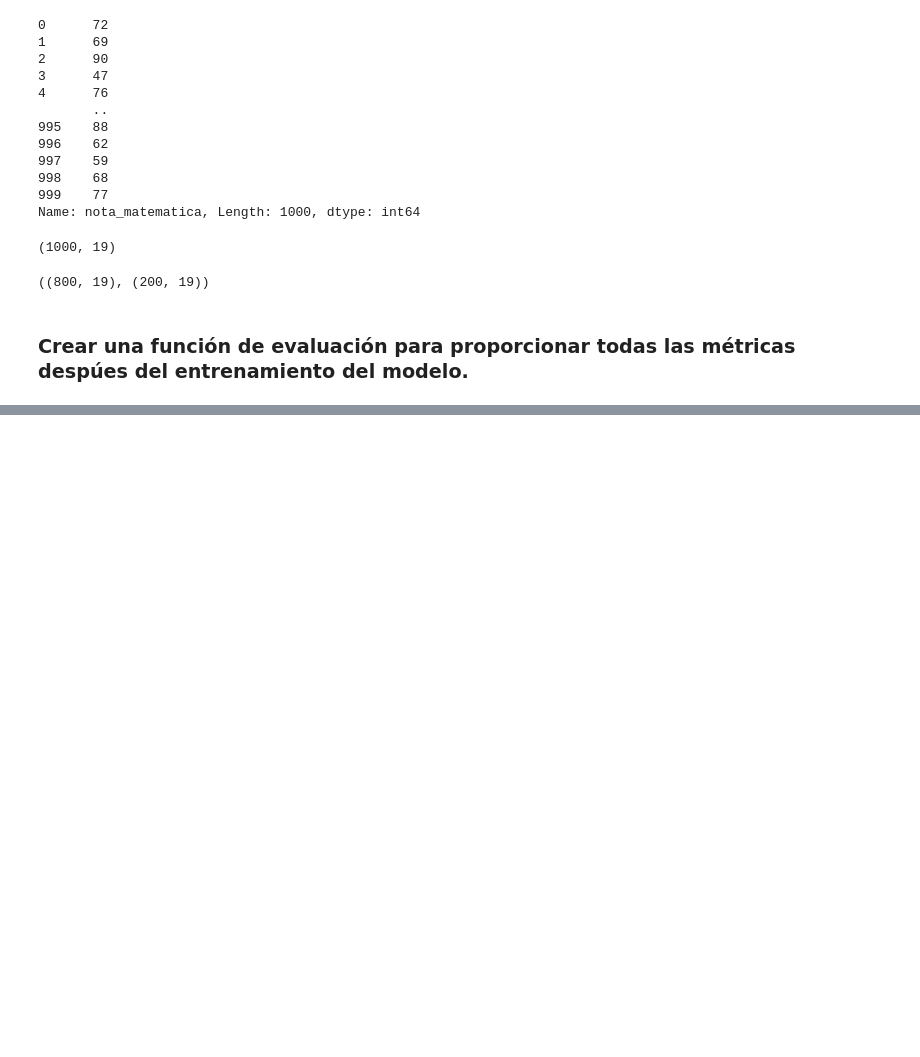
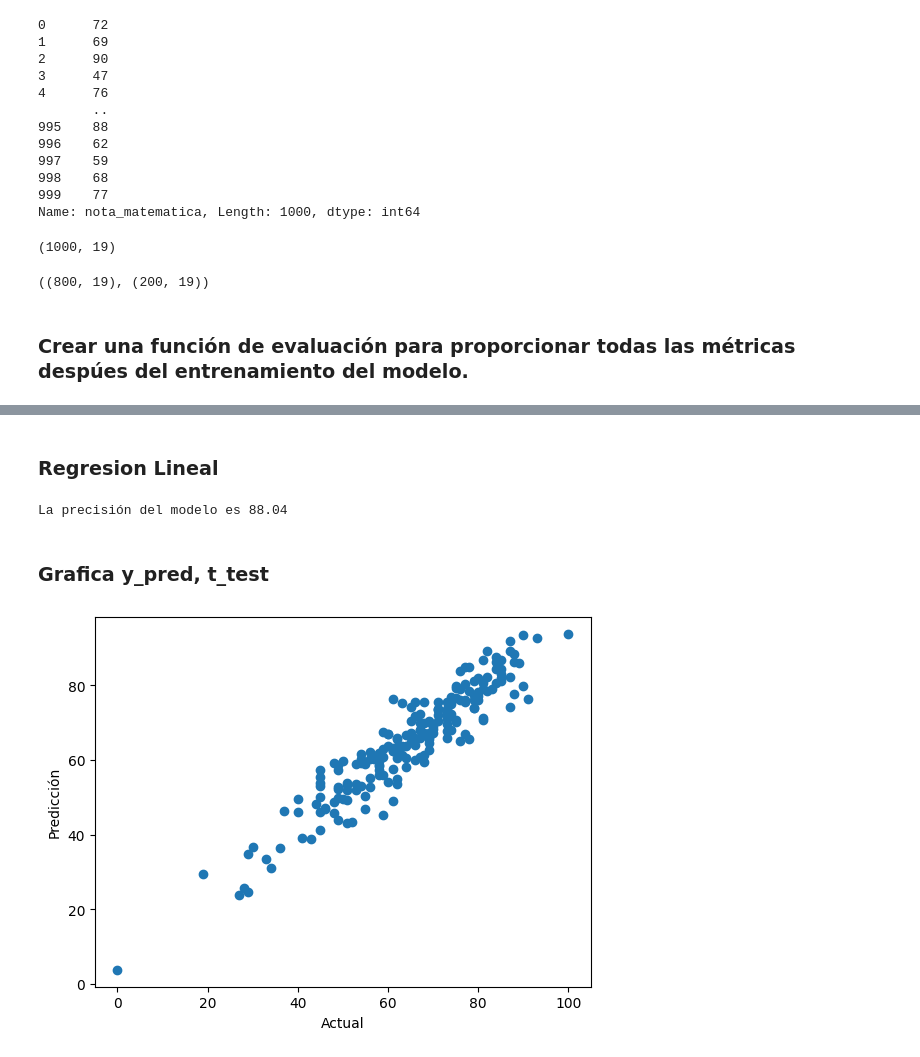
Before and after one commit to IgnacioToy/ejemplo_proyecto_analisis_daatos, a Jupyter notebook: netbook/1_entrenamiento_modelo.ipynb, the cells around one changed output, grey strips where cells are left out. Saved outputs shown, nothing was run; the diff lists cells and outputs as text; code cells hidden in the pictures; blank space fills up the shorter version.

```diff
--- a/netbook/1_entrenamiento_modelo.ipynb
+++ b/netbook/1_entrenamiento_modelo.ipynb
@@ -166,9 +166,9 @@ def evaluar_modelo(true, predict):
     mae = mean_absolute_error(true, predict)
     mse = mean_squared_error(true, predict)
     rmse = np.sqrt(mean_squared_error(true, predict))
-    r2_square = r2_score(true, predict)
+    r2 = r2_score(true, predict)
 
-    return mae, rmse, r2_score
+    return mae, rmse, r2
 # %%
 modelo = {
     'Regresion lineal': LinearRegression(),
@@ -213,0 +244,19 @@ AttributeError: 'dict' object has no attribute 'predic'
+# %% [markdown]
+### Regresion Lineal
+# %%
+modelo_lin = LinearRegression(fit_intercept=True)
+modelo_lin = modelo_lin.fit(X_train, y_train)
+y_pred = modelo_lin.predict(X_test)
+score = r2_score(y_test, y_pred)*100
+print('La precisión del modelo es %.2f'%score)
+# %% [output]
+La precisión del modelo es 88.04
+# %% [markdown]
+### Grafica y_pred, t_test
+# %%
+plt.scatter(y_test, y_pred);
+plt.xlabel('Actual');
+plt.ylabel('Predicción')
+plt.show()
+# %% [output]
+[figure, added]
```
Also changed, not shown: parts of 6 cells of this notebook, 10 other files.
